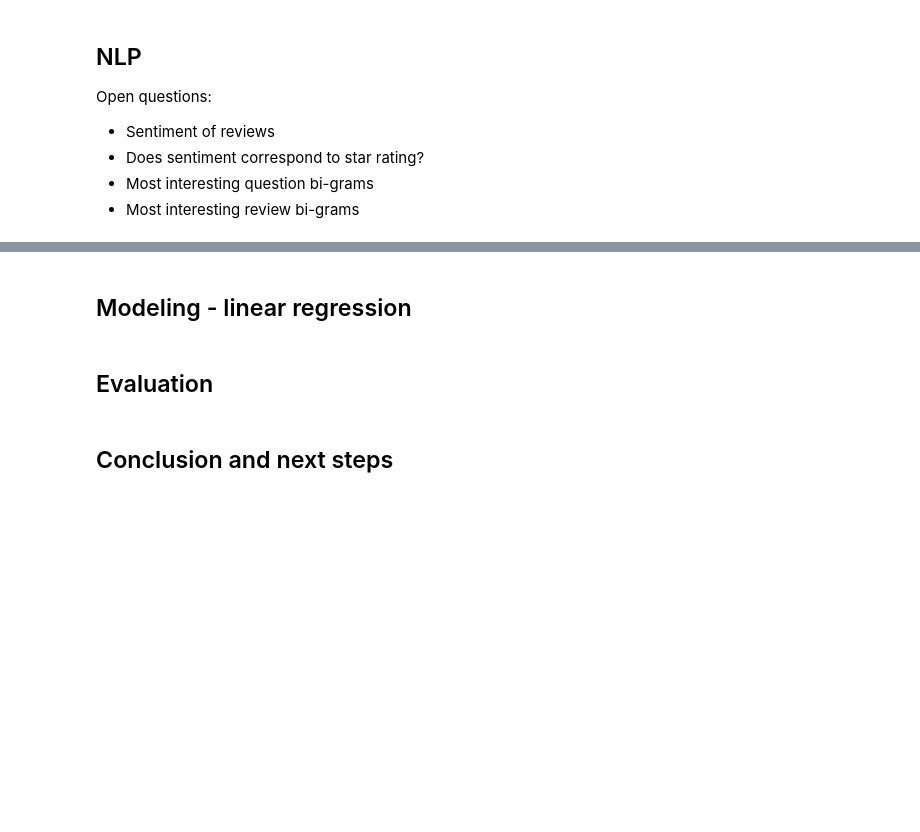
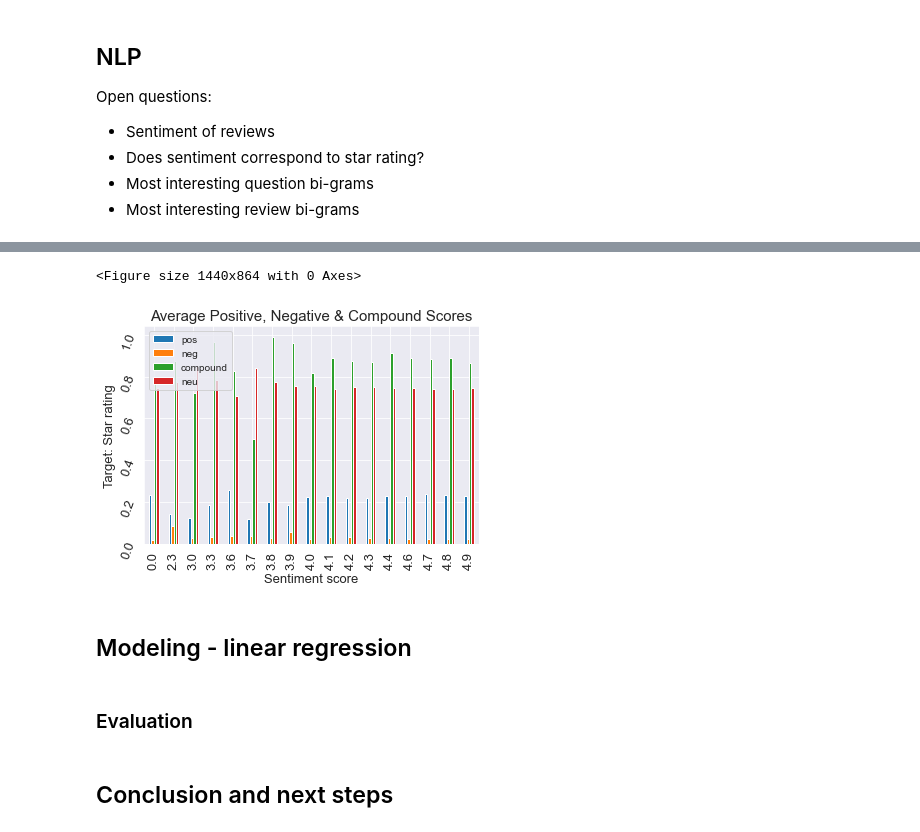
Before and after one commit to cotica/capstone, a Jupyter notebook: code/Amazon-product-catalog-NLP-modeling.ipynb, the cells around one changed output, grey strips where cells are left out. Drawn from its saved outputs; the diff is of its cells as text; code cells hidden in the pictures; blank space fills up the shorter version.

Commit message:
add NLP - bigrams, trigrams, sentiment

```diff
--- a/code/Amazon-product-catalog-NLP-modeling.ipynb
+++ b/code/Amazon-product-catalog-NLP-modeling.ipynb
@@ -102,0 +259,6 @@ transformed_df.shape
+# %%
+#First, convert to a list of strings; full reference in this entire section to the sentiment analysis lesson from Heather Robbins
+corpus = list(ecom['customer_reviews'])
+while("" in corpus) : corpus.remove("") #from: https://www.geeksforgeeks.org/python-remove-empty-strings-from-list-of-strings/
+print(len(corpus))
+corpus[:10]
@@ -103,3 +287,38 @@ transformed_df.shape
+# %%
+#sentiment analysis
+#instantiate VADER
+vader = SentimentIntensityAnalyzer()
+
+#loop through reviews
+sentiment = []
+
+for review in corpus:
+    scores = vader.polarity_scores(review)
+    scores['customer_review'] = review
+    sentiment.append(scores)
+
+sentiment_df = pd.DataFrame(sentiment)
+
+#reset indices to match
+ecom.reset_index(inplace=True)
+sentiment_df.reset_index(inplace=True)
+# %%
+#set target and plot sentiment
+sentiment_df['target'] =ecom['average_review_rating']
+
+#Plot the average positivity, negativity and compound scores for target
+plt.figure(figsize=(20,12));
+sentiment_df.groupby(
+    'target').mean()[['pos', 'neg', 'compound', 'neu']].plot(kind='bar');
+plt.title('Average Positive, Negative & Compound Scores', size = 15);
+plt.xticks(size=13);
+plt.yticks(size=13, rotation = 70);
+plt.ylabel('Target: Star rating', size=13);
+plt.xlabel('Sentiment score', size=13);
+plt.savefig('../assets/sentiment.jpg');
+# %% [output]
+<Figure size 1440x864 with 0 Axes>
+[figure, added]
 # %% [markdown]
 ## Modeling - linear regression
 # %%
@@ -109,6 +328,6 @@ transformed_df.shape
 #price
 #category
 # %% [markdown]
-## Evaluation
+### Evaluation
 # %% [markdown]
 ## Conclusion and next steps
```
Also changed, not shown: parts of 16 cells of this notebook, 4 other files.
